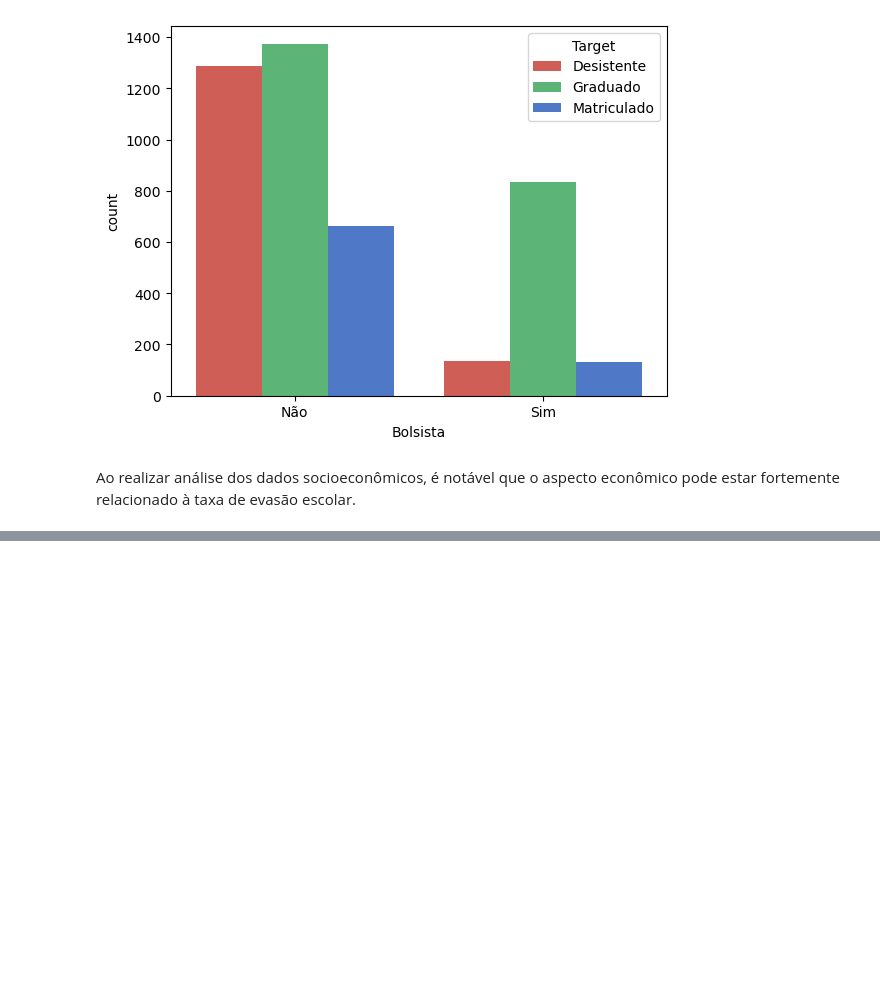
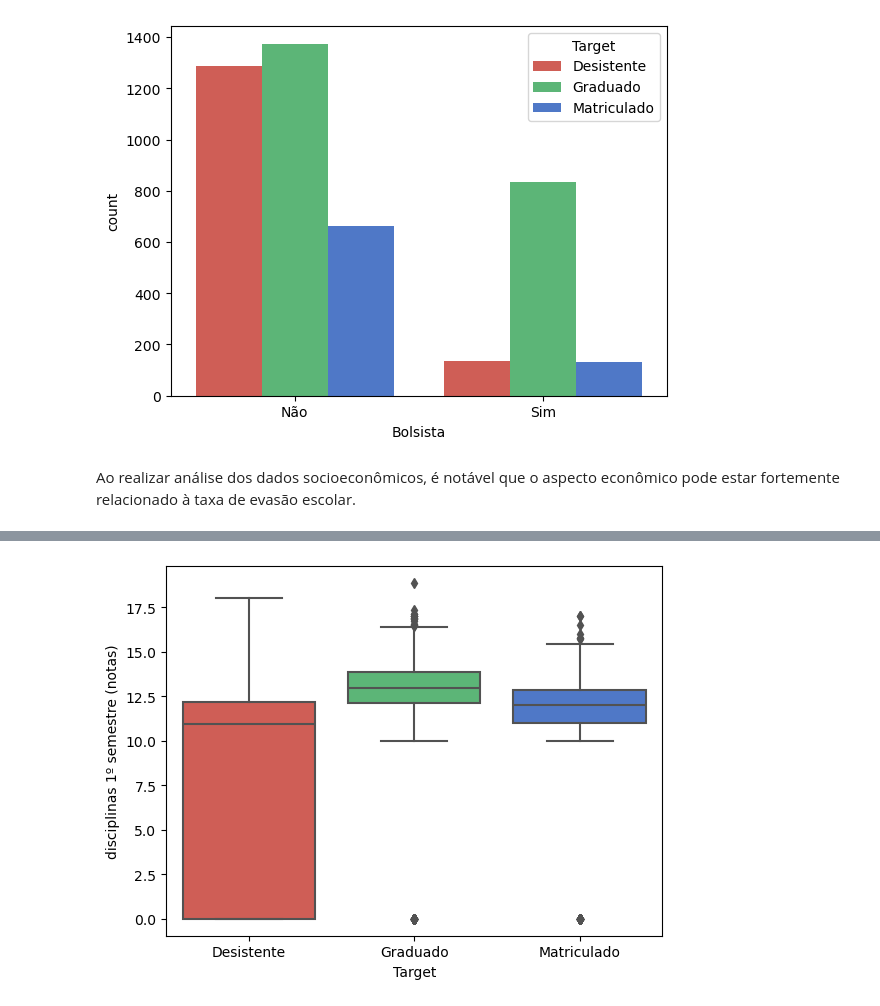
Before and after one commit to CrisNakamura/modelo_prevencao_evasao_estudantil, a Jupyter notebook: projeto.ipynb, the cells around one changed output, grey strips where cells are left out. Saved outputs shown, nothing was run; the diff lists cells and outputs as text; code cells hidden in the pictures; blank space fills up the shorter version.

Commit message:
[feat] EDA - dados de matrícula e acadêmico

```diff
--- a/projeto.ipynb
+++ b/projeto.ipynb
@@ -193,0 +214,5 @@ Ao realizar análise dos dados socioeconômicos, é notável que o aspecto econ
+# %%
+sns.boxplot(dados, x='Target', y='disciplinas 1º semestre (notas)')
+plt.show()
+# %% [output]
+[figure, added]
```
Also changed, not shown: parts of 6 cells of this notebook.
